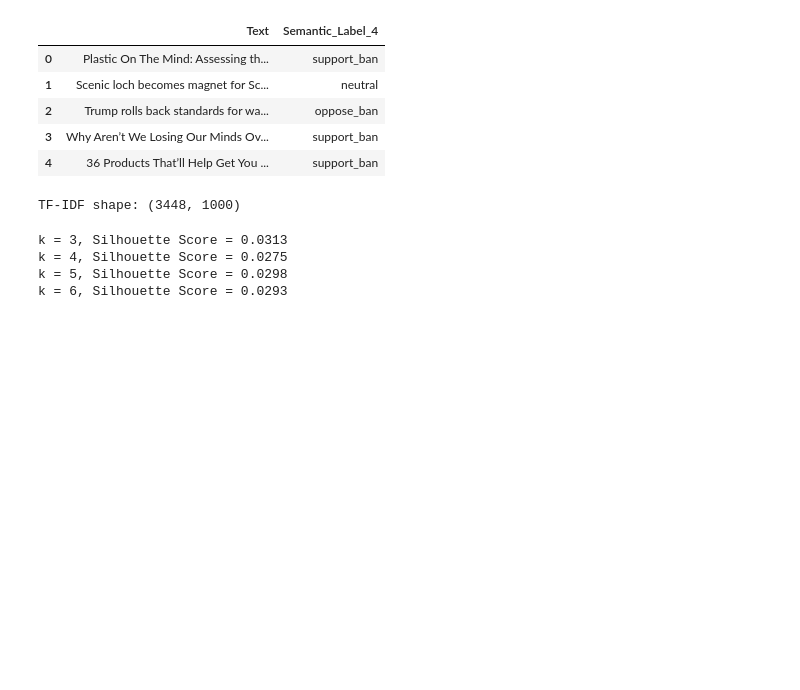
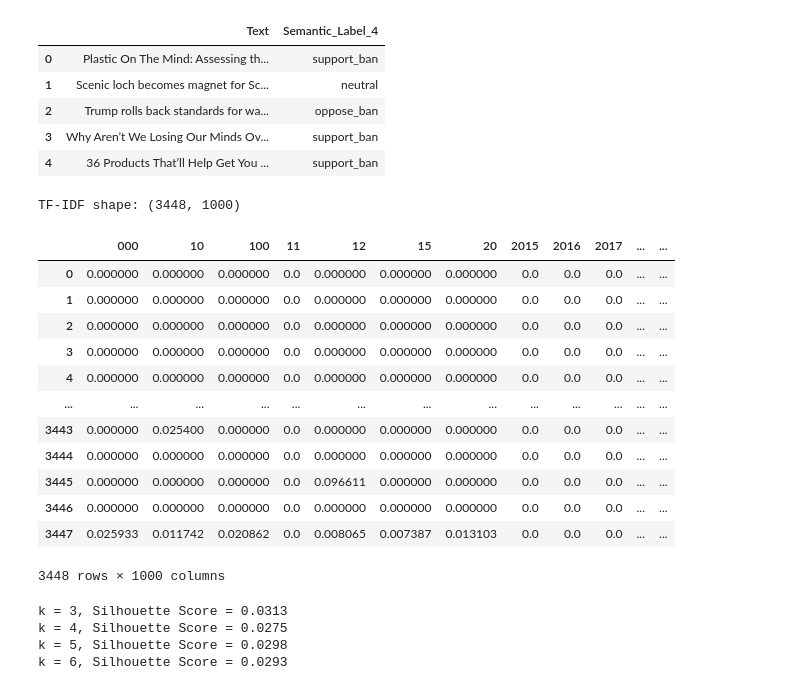
Before and after one commit to SJ-ShahJeet/Text_mining, a Jupyter notebook: Module2_Clustering.ipynb, the cells around one changed output. Saved outputs shown, nothing was run; the diff lists cells and outputs as text; code cells hidden in the pictures; blank space fills up the shorter version.

```diff
--- a/Module2_Clustering.ipynb
+++ b/Module2_Clustering.ipynb
@@ -49,8 +49,29 @@ X_tfidf = vectorizer.fit_transform(df["Text"].astype(str))
 
 # Shape of matrix
 print("TF-IDF shape:", X_tfidf.shape)
+tfidf_df = pd.DataFrame(X_tfidf.toarray(), columns=vectorizer.get_feature_names_out())
+
+# Save to CSV (for R)
+tfidf_df
+tfidf_df.to_csv("tfidf_for_hclust.csv", index=False)
 # %% [output]
 TF-IDF shape: (3448, 1000)
+# %%
+tfidf_df
+# %% [output]
+|  | 000 | 10 | 100 | 11 | 12 | 15 | 20 | 2015 | 2016 | 2017 | ... | ... |
+| 0 | 0.000000 | 0.000000 | 0.000000 | 0.0 | 0.000000 | 0.000000 | 0.000000 | 0.0 | 0.0 | 0.0 | ... | ... |
+| 1 | 0.000000 | 0.000000 | 0.000000 | 0.0 | 0.000000 | 0.000000 | 0.000000 | 0.0 | 0.0 | 0.0 | ... | ... |
+| 2 | 0.000000 | 0.000000 | 0.000000 | 0.0 | 0.000000 | 0.000000 | 0.000000 | 0.0 | 0.0 | 0.0 | ... | ... |
+| 3 | 0.000000 | 0.000000 | 0.000000 | 0.0 | 0.000000 | 0.000000 | 0.000000 | 0.0 | 0.0 | 0.0 | ... | ... |
+| 4 | 0.000000 | 0.000000 | 0.000000 | 0.0 | 0.000000 | 0.000000 | 0.000000 | 0.0 | 0.0 | 0.0 | ... | ... |
+| ... | ... | ... | ... | ... | ... | ... | ... | ... | ... | ... | ... | ... |
+| 3443 | 0.000000 | 0.025400 | 0.000000 | 0.0 | 0.000000 | 0.000000 | 0.000000 | 0.0 | 0.0 | 0.0 | ... | ... |
+| 3444 | 0.000000 | 0.000000 | 0.000000 | 0.0 | 0.000000 | 0.000000 | 0.000000 | 0.0 | 0.0 | 0.0 | ... | ... |
+| 3445 | 0.000000 | 0.000000 | 0.000000 | 0.0 | 0.096611 | 0.000000 | 0.000000 | 0.0 | 0.0 | 0.0 | ... | ... |
+| 3446 | 0.000000 | 0.000000 | 0.000000 | 0.0 | 0.000000 | 0.000000 | 0.000000 | 0.0 | 0.0 | 0.0 | ... | ... |
+| 3447 | 0.025933 | 0.011742 | 0.020862 | 0.0 | 0.008065 | 0.007387 | 0.013103 | 0.0 | 0.0 | 0.0 | ... | ... |
+3448 rows × 1000 columns
 # %%
 # Try multiple k values
 k_values = [3, 4, 5, 6]
```
Also changed, not shown: 3 other files.
